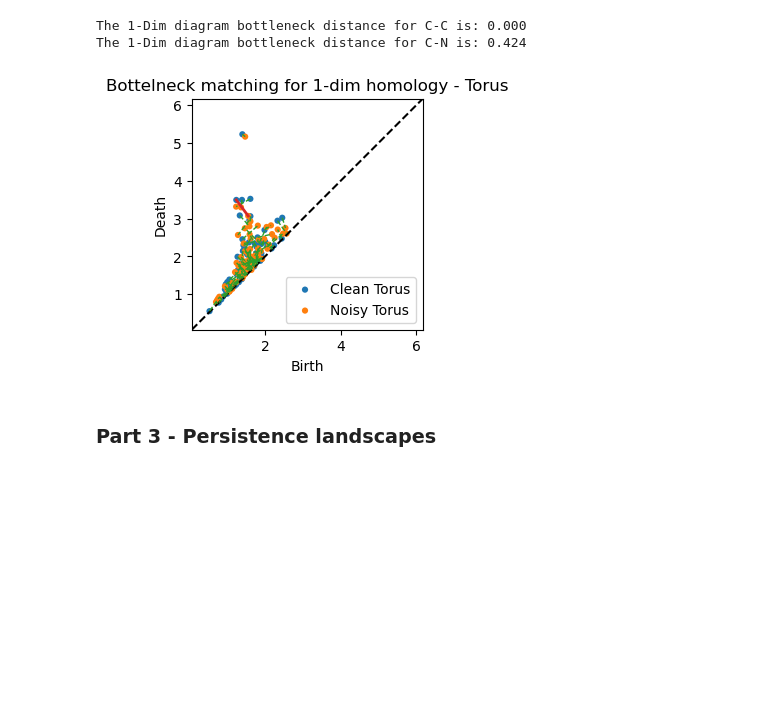
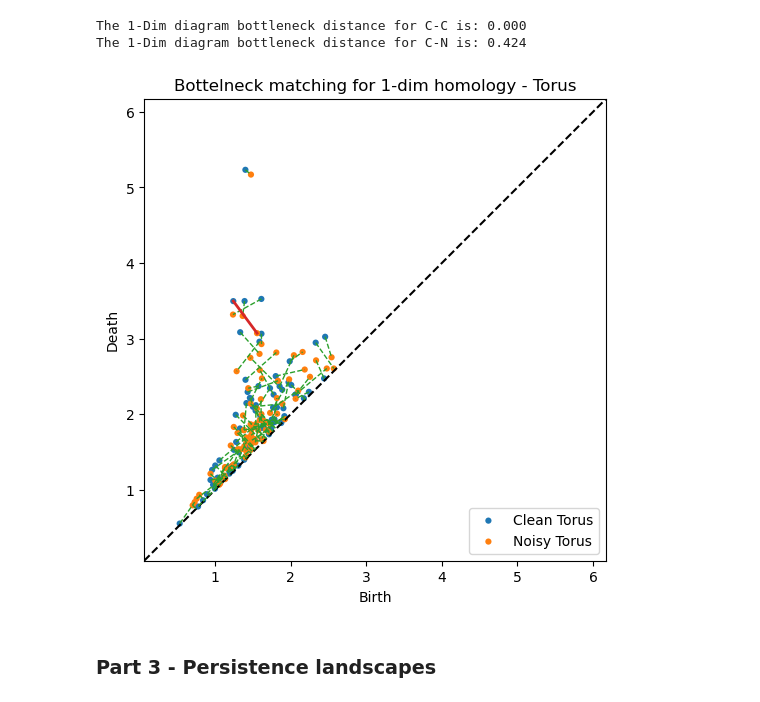
Before and after one commit to A-EL-YAAGOUBI/Dynamic-TDA, a Jupyter notebook: Dynamic_TDA.ipynb, the cells around one changed output. Drawn from its saved outputs; the diff is of its cells as text; code cells hidden in the pictures; blank space fills up the shorter version.

```diff
--- a/Dynamic_TDA.ipynb
+++ b/Dynamic_TDA.ipynb
@@ -263,19 +263,19 @@ The 1-Dim diagram bottleneck distance for C-N is: 0.424
 # %%
 _, matching = persim.bottleneck( # Computes the Bottleneck distance
     diagrams_torus_clean[1],     # Retuns the matching of the points
     diagrams_torus_noise[1],
     matching=True)
 
-plt.figure(figsize=(3, 3))
+plt.figure(figsize=(6, 6))
 persim.bottleneck_matching(
     diagrams_torus_clean[1],
     diagrams_torus_noise[1],
     matching=matching,
     labels=['Clean Torus', 'Noisy Torus'])
 plt.title('Bottelneck matching for 1-dim homology - Torus')
 plt.show()
 # %% [output]
-[figure, old version]
+[figure, new version]
 # %% [markdown]
 ### Part 3 - Persistence landscapes
 # %% [markdown]
```
Also changed, not shown: parts of 2 cells of this notebook.
